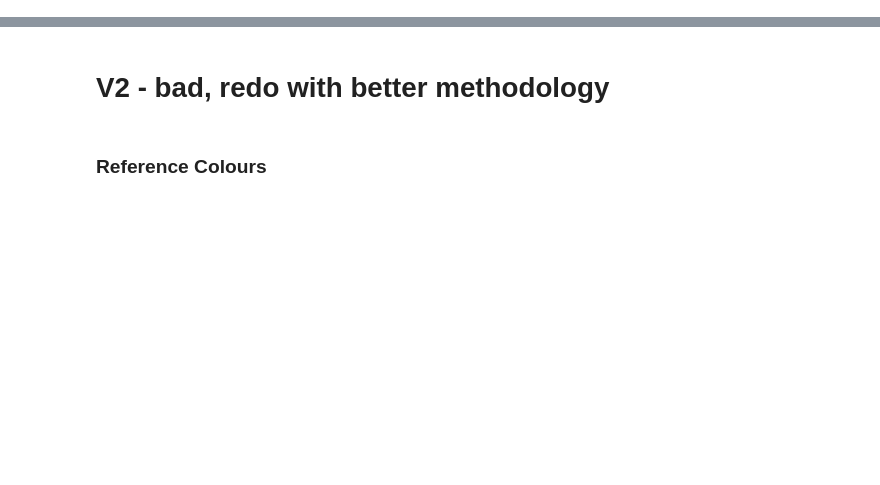
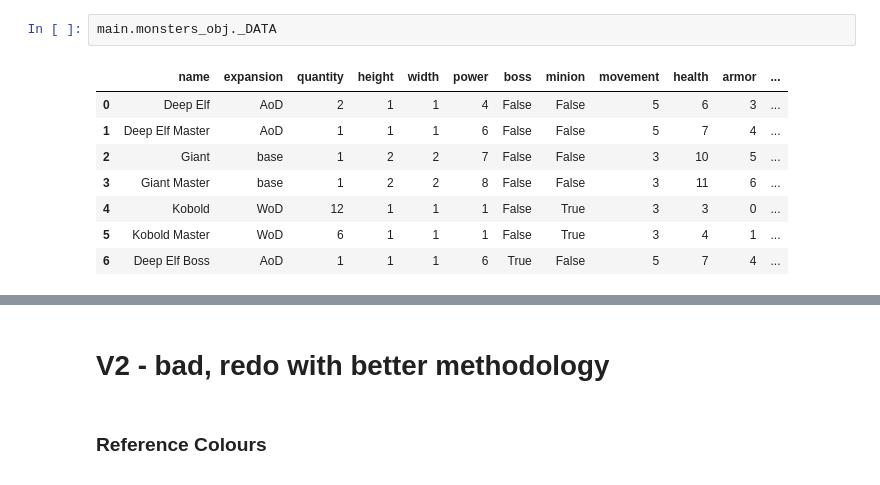
Before and after one commit to KevinCarr42/Descent_AI, a Jupyter notebook: DescentMapGenerator.ipynb, the cells around one changed output, grey strips where cells are left out. Saved outputs shown, nothing was run; the diff lists cells and outputs as text; blank space fills up the shorter version.

```diff
--- a/DescentMapGenerator.ipynb
+++ b/DescentMapGenerator.ipynb
@@ -35,3 +37,14 @@ display(MAP_TILE_DF.head())
 | 2 | S4 | base | 4 | 4 | 4 | NaN | [(0,1),(0,2),(1,0),(1,3),(2,0),(2... |
 | 3 | S6 | base | 2 | 6 | 6 | NaN | [(0,2),(0,3),(2,0),(2,5),(3,0),(3... |
 | 4 | T | base | 4 | 4 | 4 | [(2,0),(2,3),(3,0),(3,3)] | [(0,0),(0,3),(1,0),(1,3),(3,1),(3... |
+# %%
+main.monsters_obj._DATA
+# %% [output]
+|  | name | expansion | quantity | height | width | power | boss | minion | movement | health | armor | ... |
+| 0 | Deep Elf | AoD | 2 | 1 | 1 | 4 | False | False | 5 | 6 | 3 | ... |
+| 1 | Deep Elf Master | AoD | 1 | 1 | 1 | 6 | False | False | 5 | 7 | 4 | ... |
+| 2 | Giant | base | 1 | 2 | 2 | 7 | False | False | 3 | 10 | 5 | ... |
+| 3 | Giant Master | base | 1 | 2 | 2 | 8 | False | False | 3 | 11 | 6 | ... |
+| 4 | Kobold | WoD | 12 | 1 | 1 | 1 | False | True | 3 | 3 | 0 | ... |
+| 5 | Kobold Master | WoD | 6 | 1 | 1 | 1 | False | True | 3 | 4 | 1 | ... |
+| 6 | Deep Elf Boss | AoD | 1 | 1 | 1 | 6 | True | False | 5 | 7 | 4 | ... |
```
Also changed, not shown: parts of 12 cells of this notebook, 1 other file.
